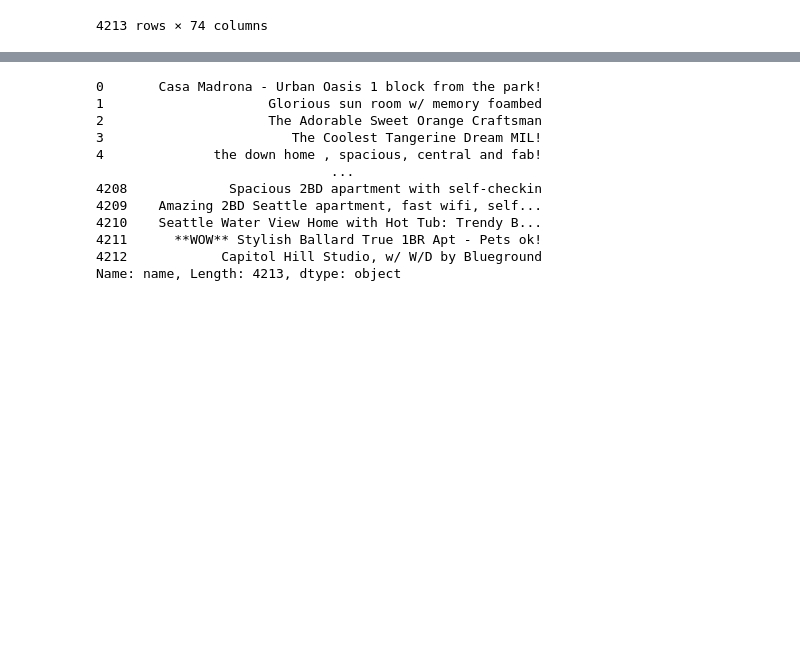
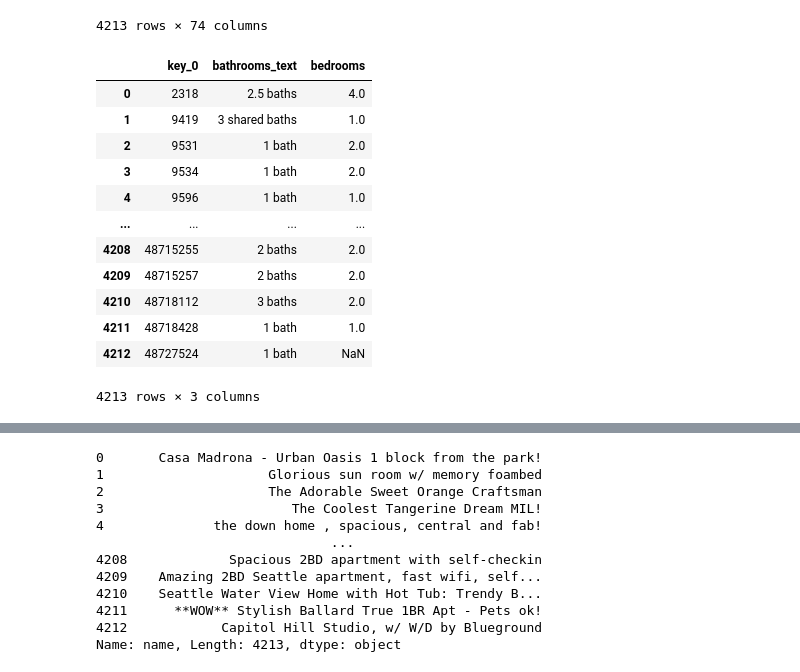
Before and after one commit to ASHutchinson/Analyzing-Airbnb-Rentals-in-Seattle-WA, a Jupyter notebook: capstone1_notes.ipynb, the cells around one changed output, grey strips where cells are left out. Cells and saved outputs as stored; diff of their text form; code cells hidden in the pictures; blank space fills up the shorter version.

```diff
--- a/capstone1_notes.ipynb
+++ b/capstone1_notes.ipynb
@@ -62,3 +63,20 @@ min_nights = listings_df['minimum_nights']
 num_reviews = listings_df['number_of_reviews']
 rev_scores = listings_df['review_scores_rating']
 rev_per_month = listings_df['reviews_per_month']
+# %%
+house = pd.merge(listings_df['bathrooms_text'], listings_df['bedrooms'], on=listings_df['id'])
+house
+# %% [output]
+|  | key_0 | bathrooms_text | bedrooms |
+| 0 | 2318 | 2.5 baths | 4.0 |
+| 1 | 9419 | 3 shared baths | 1.0 |
+| 2 | 9531 | 1 bath | 2.0 |
+| 3 | 9534 | 1 bath | 2.0 |
+| 4 | 9596 | 1 bath | 1.0 |
+| ... | ... | ... | ... |
+| 4208 | 48715255 | 2 baths | 2.0 |
+| 4209 | 48715257 | 2 baths | 2.0 |
+| 4210 | 48718112 | 3 baths | 2.0 |
+| 4211 | 48718428 | 1 bath | 1.0 |
+| 4212 | 48727524 | 1 bath | NaN |
+4213 rows × 3 columns
```
Also changed, not shown: parts of 9 cells of this notebook.
